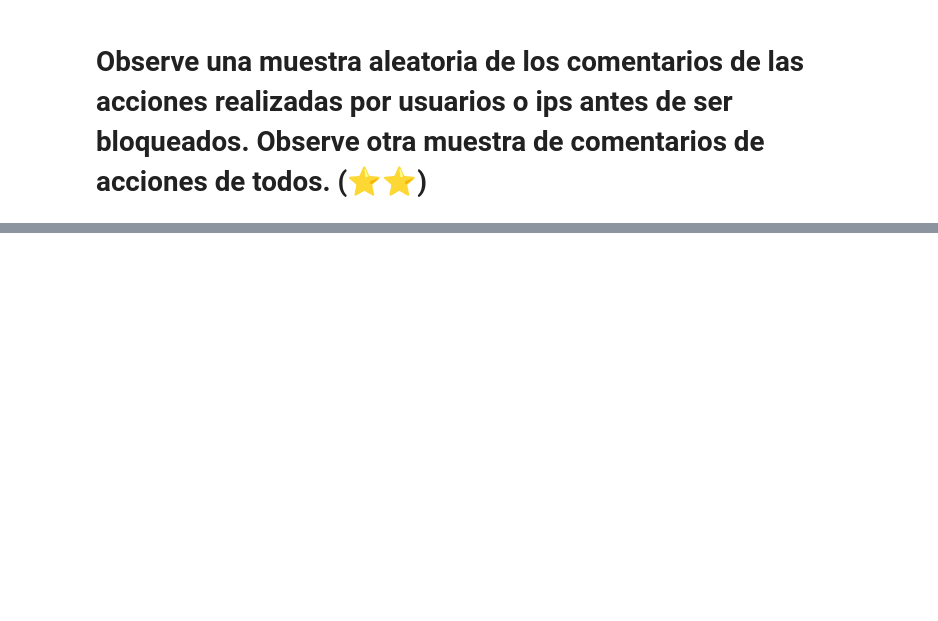
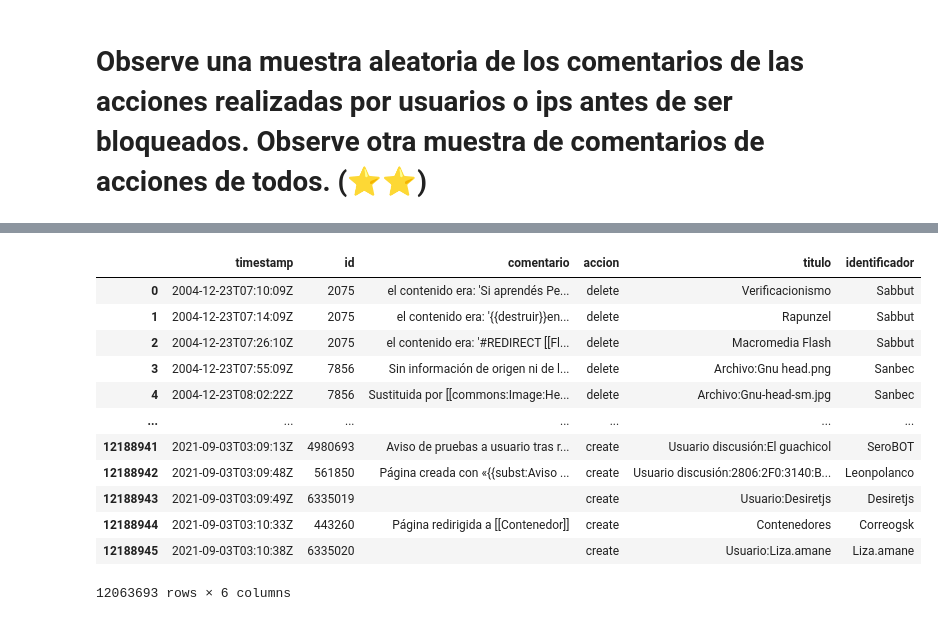
Before and after one commit to MarcosBianchii/Organizacion-de-Datos, a Jupyter notebook: TP1/pandas/58.ipynb, the cells around one changed output, grey strips where cells are left out. Cells and saved outputs as stored; diff of their text form; code cells hidden in the pictures; blank space fills up the shorter version.

```diff
--- a/TP1/pandas/58.ipynb
+++ b/TP1/pandas/58.ipynb
@@ -288,0 +44,21 @@ Name: comentario, dtype: object
+# %%
+logs.id = logs.id.astype('Int32')
+# %%
+# Junto los campos user e ip para traducir los nombre/ip a ids.
+logs['identificador'] = logs['user'] + logs['ip']
+logs = logs.drop(['user','ip'], axis=1)
+logs
+# %% [output]
+|  | timestamp | id | comentario | accion | titulo | identificador |
+| 0 | 2004-12-23T07:10:09Z | 2075 | el contenido era: 'Si aprendés Pe... | delete | Verificacionismo | Sabbut |
+| 1 | 2004-12-23T07:14:09Z | 2075 | el contenido era: '{{destruir}}en... | delete | Rapunzel | Sabbut |
+| 2 | 2004-12-23T07:26:10Z | 2075 | el contenido era: '#REDIRECT [[Fl... | delete | Macromedia Flash | Sabbut |
+| 3 | 2004-12-23T07:55:09Z | 7856 | Sin información de origen ni de l... | delete | Archivo:Gnu head.png | Sanbec |
+| 4 | 2004-12-23T08:02:22Z | 7856 | Sustituida por [[commons:Image:He... | delete | Archivo:Gnu-head-sm.jpg | Sanbec |
+| ... | ... | ... | ... | ... | ... | ... |
+| 12188941 | 2021-09-03T03:09:13Z | 4980693 | Aviso de pruebas a usuario tras r... | create | Usuario discusión:El guachicol | SeroBOT |
+| 12188942 | 2021-09-03T03:09:48Z | 561850 | Página creada con «{{subst:Aviso ... | create | Usuario discusión:2806:2F0:3140:B... | Leonpolanco |
+| 12188943 | 2021-09-03T03:09:49Z | 6335019 |  | create | Usuario:Desiretjs | Desiretjs |
+| 12188944 | 2021-09-03T03:10:33Z | 443260 | Página redirigida a [[Contenedor]] | create | Contenedores | Correogsk |
+| 12188945 | 2021-09-03T03:10:38Z | 6335020 |  | create | Usuario:Liza.amane | Liza.amane |
+12063693 rows × 6 columns
```
Also changed, not shown: parts of 29 cells of this notebook.
